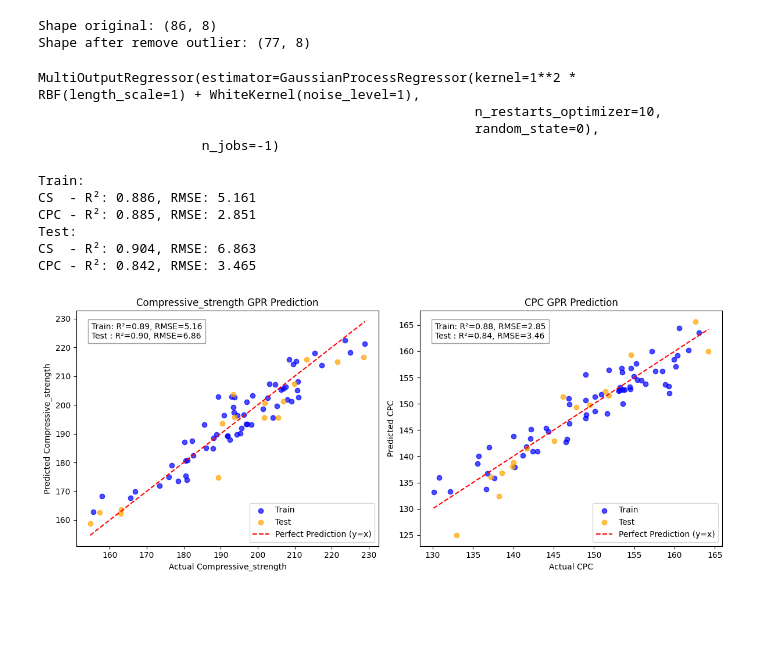
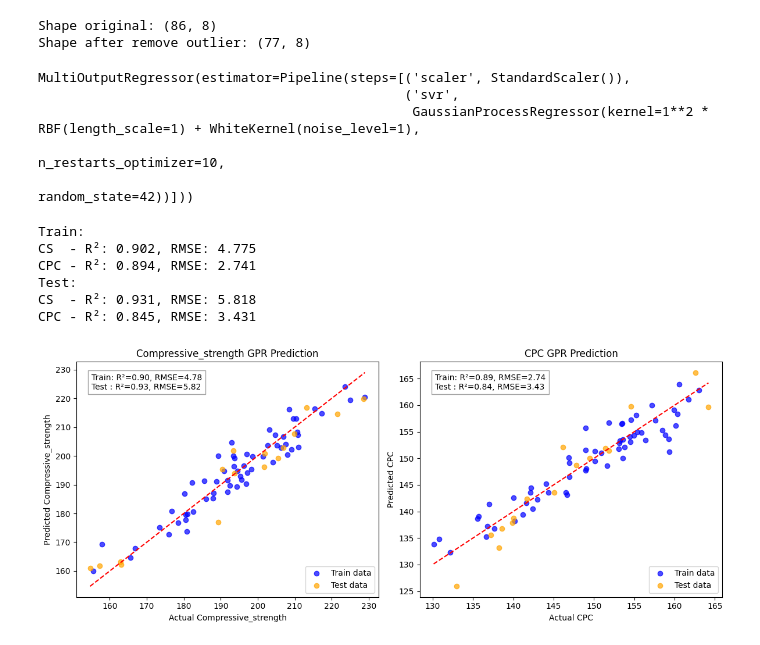
Before and after one commit to nhattminh160901/france_project, a Jupyter notebook: GPR.ipynb, the cells around one changed output. Saved outputs shown, nothing was run; the diff lists cells and outputs as text; code cells hidden in the pictures; blank space fills up the shorter version.

```diff
--- a/GPR.ipynb
+++ b/GPR.ipynb
@@ -46,18 +29,30 @@ X_train, X_test, y_train, y_test = train_test_split(
     X, y, test_size=0.2, random_state=42
 )
 # %%
+from sklearn.preprocessing import StandardScaler
+from sklearn.pipeline import Pipeline
+from sklearn.gaussian_process import GaussianProcessRegressor
+from sklearn.gaussian_process.kernels import RBF, WhiteKernel, ConstantKernel
+
 kernel = ConstantKernel(1.0) * RBF(length_scale=1.0) + WhiteKernel(noise_level=1)
 
-gpr = GaussianProcessRegressor(kernel=kernel, n_restarts_optimizer=10, random_state=0)
-multi_gpr = MultiOutputRegressor(gpr, n_jobs=-1)
+gpr_base = Pipeline([
+    ("scaler", StandardScaler()),
+    ("svr", GaussianProcessRegressor(kernel=kernel,
+                                     n_restarts_optimizer=10,
+                                     random_state=42))
+])
+# gpr = GaussianProcessRegressor(kernel=kernel, n_restarts_optimizer=10, random_state=0)
+multi_gpr = MultiOutputRegressor(gpr_base)
 # %%
 multi_gpr.fit(X_train, y_train)
 multi_gpr
 # %% [output]
-MultiOutputRegressor(estimator=GaussianProcessRegressor(kernel=1**2 * RBF(length_scale=1) + WhiteKernel(noise_level=1),
-                                                        n_restarts_optimizer=10,
-                                                        random_state=0),
-                     n_jobs=-1)
+MultiOutputRegressor(estimator=Pipeline(steps=[('scaler', StandardScaler()),
+                                               ('svr',
+                                                GaussianProcessRegressor(kernel=1**2 * RBF(length_scale=1) + WhiteKernel(noise_level=1),
+                                                                         n_restarts_optimizer=10,
+                                                                         random_state=42))]))
 # %%
 def calc_metrics(y_true, y_pred):
     r2 = r2_score(y_true, y_pred)
@@ -84,58 +79,57 @@ print(f"CS  - R²: {r2_cs_test:.3f}, RMSE: {rmse_cs_test:.3f}")
 print(f"CPC - R²: {r2_cpc_test:.3f}, RMSE: {rmse_cpc_test:.3f}")
 # %% [output]
 Train:
-CS  - R²: 0.886, RMSE: 5.161
-CPC - R²: 0.885, RMSE: 2.851
+CS  - R²: 0.902, RMSE: 4.775
+CPC - R²: 0.894, RMSE: 2.741
 Test:
-CS  - R²: 0.904, RMSE: 6.863
-CPC - R²: 0.842, RMSE: 3.465
+CS  - R²: 0.931, RMSE: 5.818
+CPC - R²: 0.845, RMSE: 3.431
 # %%
 plt.figure(figsize=(12,5))
+model_name = "GPR"
 
 # Compressive Strength
 plt.subplot(1,2,1)
-plt.scatter(y_train[:,0], y_pred_train[:,0], alpha=0.7, color="blue", label="Train")
-plt.scatter(y_test[:,0], y_pred_test[:,0], alpha=0.7, color="orange", label="Test")
+plt.scatter(y_train[:,0], y_pred_train[:,0], alpha=0.7, color="blue", label="Train data")
+plt.scatter(y_test[:,0], y_pred_test[:,0], alpha=0.7, color="orange", label="Test data")
 plt.plot([min(y_train[:,0].min(), y_test[:,0].min()),
           max(y_train[:,0].max(), y_test[:,0].max())],
          [min(y_train[:,0].min(), y_test[:,0].min()),
-          max(y_train[:,0].max(), y_test[:,0].max())],
-         'r--', label="Perfect Prediction (y=x)")
+          max(y_train[:,0].max(), y_test[:,0].max())], 'r--')
 plt.text(0.05, 0.95,
          f"Train: R²={r2_cs_train:.2f}, RMSE={rmse_cs_train:.2f}\n"
          f"Test : R²={r2_cs_test:.2f}, RMSE={rmse_cs_test:.2f}",
          transform=plt.gca().transAxes,
          fontsize=10, verticalalignment='top',
          bbox=dict(facecolor='white', alpha=0.7, edgecolor='gray'))
 plt.xlabel("Actual Compressive_strength")
 plt.ylabel("Predicted Compressive_strength")
-plt.title("Compressive_strength GPR Prediction")
+plt.title(f"Compressive_strength {model_name} Prediction")
 plt.legend()
 
 # CPC
 plt.subplot(1,2,2)
-plt.scatter(y_train[:,1], y_pred_train[:,1], alpha=0.7, color="blue", label="Train")
-plt.scatter(y_test[:,1], y_pred_test[:,1], alpha=0.7, color="orange", label="Test")
+plt.scatter(y_train[:,1], y_pred_train[:,1], alpha=0.7, color="blue", label="Train data")
+plt.scatter(y_test[:,1], y_pred_test[:,1], alpha=0.7, color="orange", label="Test data")
 plt.plot([min(y_train[:,1].min(), y_test[:,1].min()),
           max(y_train[:,1].max(), y_test[:,1].max())],
          [min(y_train[:,1].min(), y_test[:,1].min()),
-          max(y_train[:,1].max(), y_test[:,1].max())],
-         'r--', label="Perfect Prediction (y=x)")
+          max(y_train[:,1].max(), y_test[:,1].max())], 'r--')
 plt.text(0.05, 0.95,
          f"Train: R²={r2_cpc_train:.2f}, RMSE={rmse_cpc_train:.2f}\n"
          f"Test : R²={r2_cpc_test:.2f}, RMSE={rmse_cpc_test:.2f}",
          transform=plt.gca().transAxes,
          fontsize=10, verticalalignment='top',
          bbox=dict(facecolor='white', alpha=0.7, edgecolor='gray'))
 plt.xlabel("Actual CPC")
 plt.ylabel("Predicted CPC")
-plt.title("CPC GPR Prediction")
+plt.title(f"CPC {model_name} Prediction")
 plt.legend()
 
 plt.tight_layout()
 plt.show()
 # %% [output]
-[figure, old version]
+[figure, new version]
 # %%
 import pickle
 with open("best_GPR_model.pkl", "wb") as f:
```
Also changed, not shown: parts of 2 cells of this notebook, 6 other files.
